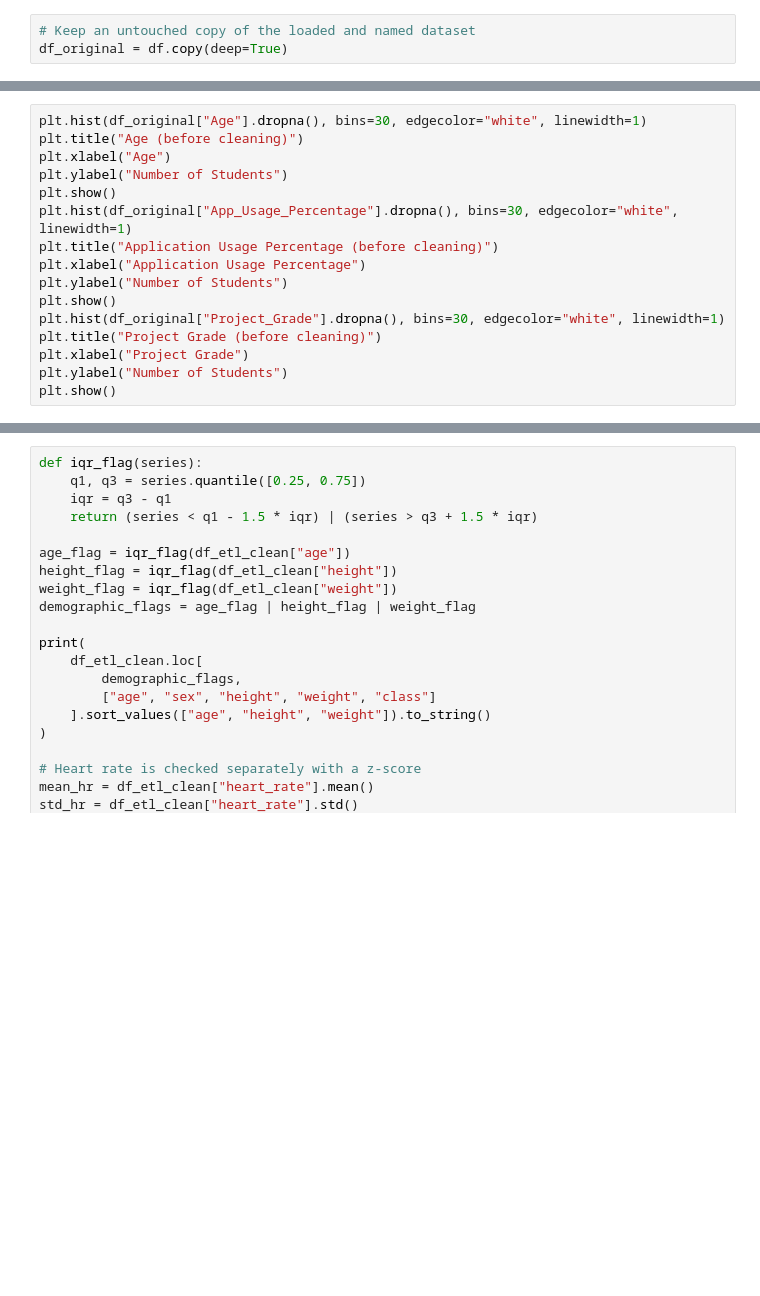
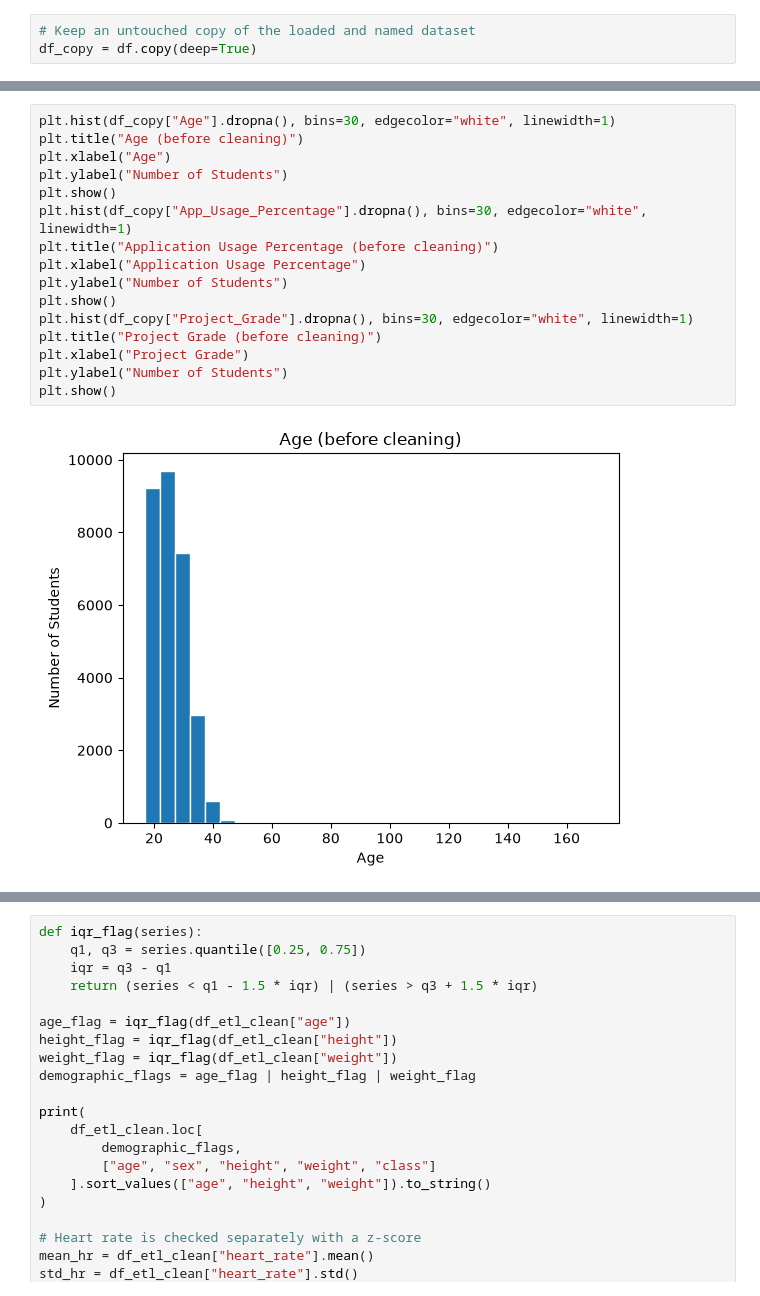
Before and after one commit to adithya-blip111/data_ai_project, a Jupyter notebook: src/data_ai_project.ipynb, the cells around one changed output, grey strips where cells are left out. Saved outputs shown, nothing was run; the diff lists cells and outputs as text; blank space fills up the shorter version.

Commit message:
minor cosmetic change
changed a variable name (df_original to df_copy)
and added some comments to clarify data clean up

```diff
--- a/src/data_ai_project.ipynb
+++ b/src/data_ai_project.ipynb
@@ -9,5 +27,5 @@ print(df.dtypes.to_frame(name="dtype"))
 # %%
 # Keep an untouched copy of the loaded and named dataset
-df_original = df.copy(deep=True)
+df_copy = df.copy(deep=True)
 # %%
 # Check missing values
@@ -274,16 +409,18 @@ plt.show()
 # %%
-plt.hist(df_original["Age"].dropna(), bins=30, edgecolor="white", linewidth=1)
+plt.hist(df_copy["Age"].dropna(), bins=30, edgecolor="white", linewidth=1)
 plt.title("Age (before cleaning)")
 plt.xlabel("Age")
 plt.ylabel("Number of Students")
 plt.show()
-plt.hist(df_original["App_Usage_Percentage"].dropna(), bins=30, edgecolor="white", linewidth=1)
+plt.hist(df_copy["App_Usage_Percentage"].dropna(), bins=30, edgecolor="white", linewidth=1)
 plt.title("Application Usage Percentage (before cleaning)")
 plt.xlabel("Application Usage Percentage")
 plt.ylabel("Number of Students")
 plt.show()
-plt.hist(df_original["Project_Grade"].dropna(), bins=30, edgecolor="white", linewidth=1)
+plt.hist(df_copy["Project_Grade"].dropna(), bins=30, edgecolor="white", linewidth=1)
 plt.title("Project Grade (before cleaning)")
 plt.xlabel("Project Grade")
 plt.ylabel("Number of Students")
 plt.show()
+# %% [output]
+[figure, added]
```
Also changed, not shown: parts of 21 cells of this notebook, 2 other files.
